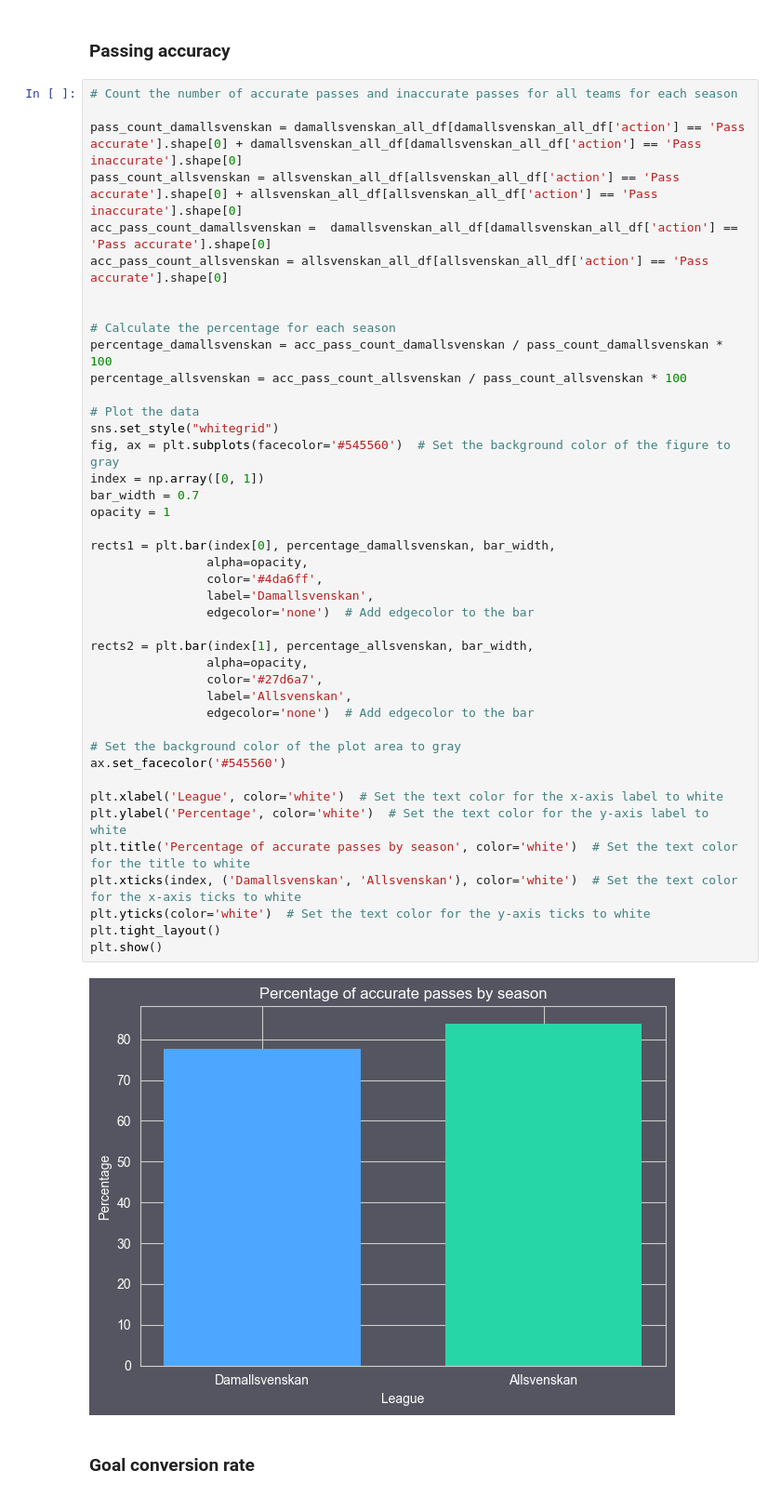
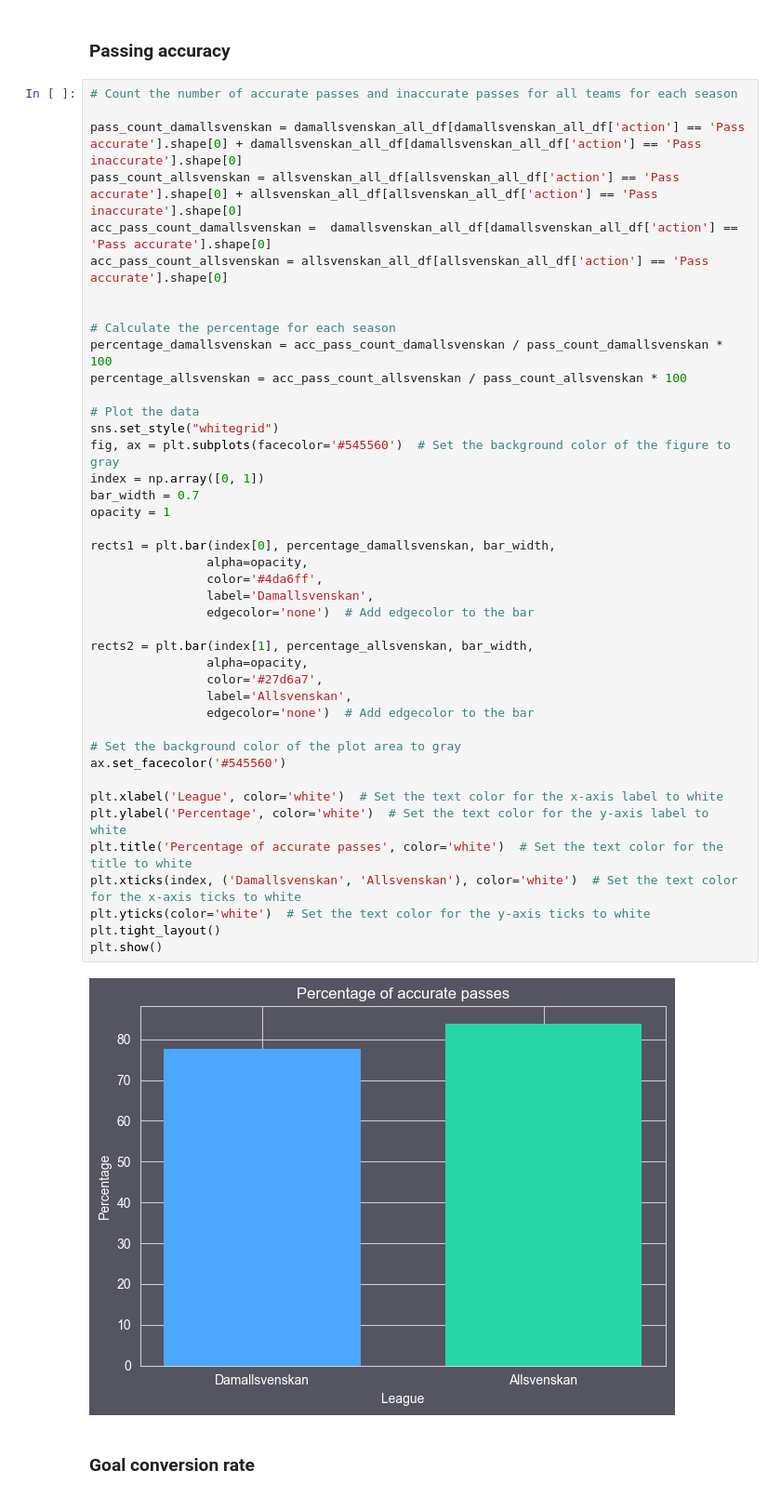
Before and after one commit to G4din/Examensarbete-PlaymakerAI, a Jupyter notebook: simple_stats.ipynb, the cells around one changed output. Shown at 93% size. Cells and saved outputs as stored; diff of their text form.

```diff
--- a/simple_stats.ipynb
+++ b/simple_stats.ipynb
@@ -89,35 +89,35 @@ percentage_allsvenskan = acc_pass_count_allsvenskan / pass_count_allsvenskan * 1
 
 # Plot the data
 sns.set_style("whitegrid")
 fig, ax = plt.subplots(facecolor='#545560')  # Set the background color of the figure to gray
 index = np.array([0, 1])
 bar_width = 0.7
 opacity = 1
 
 rects1 = plt.bar(index[0], percentage_damallsvenskan, bar_width,
                 alpha=opacity,
                 color='#4da6ff',
                 label='Damallsvenskan',
                 edgecolor='none')  # Add edgecolor to the bar
 
 rects2 = plt.bar(index[1], percentage_allsvenskan, bar_width,
                 alpha=opacity,
                 color='#27d6a7',
                 label='Allsvenskan',
                 edgecolor='none')  # Add edgecolor to the bar
 
 # Set the background color of the plot area to gray
 ax.set_facecolor('#545560')
 
 plt.xlabel('League', color='white')  # Set the text color for the x-axis label to white
 plt.ylabel('Percentage', color='white')  # Set the text color for the y-axis label to white
-plt.title('Percentage of accurate passes by season', color='white')  # Set the text color for the title to white
+plt.title('Percentage of accurate passes', color='white')  # Set the text color for the title to white
 plt.xticks(index, ('Damallsvenskan', 'Allsvenskan'), color='white')  # Set the text color for the x-axis ticks to white
 plt.yticks(color='white')  # Set the text color for the y-axis ticks to white
 plt.tight_layout()
 plt.show()
 # %% [output]
-[figure, old version]
+[figure, new version]
 # %% [markdown]
 ### Goal conversion rate
 # %%
```
Also changed, not shown: parts of 11 cells of this notebook.
